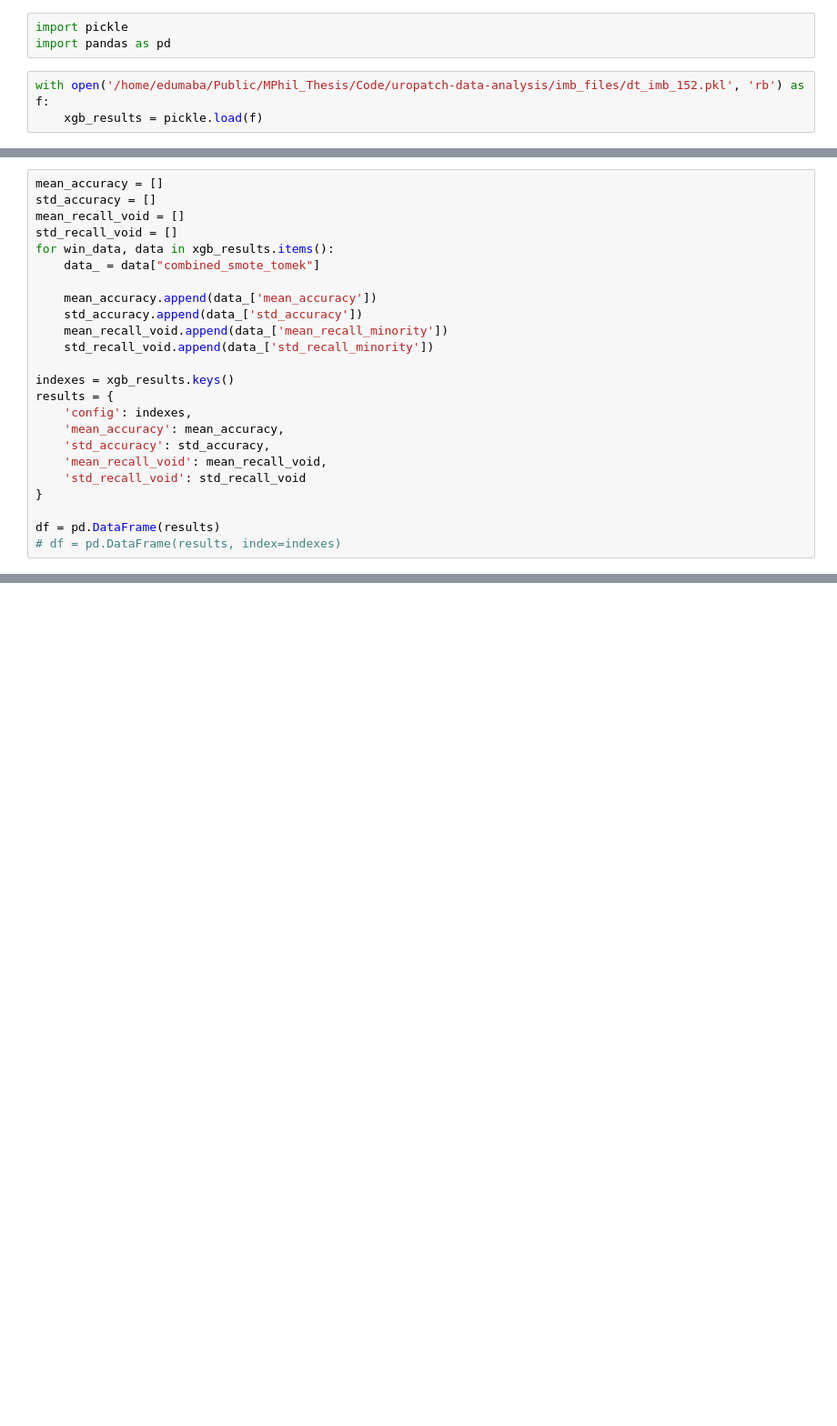
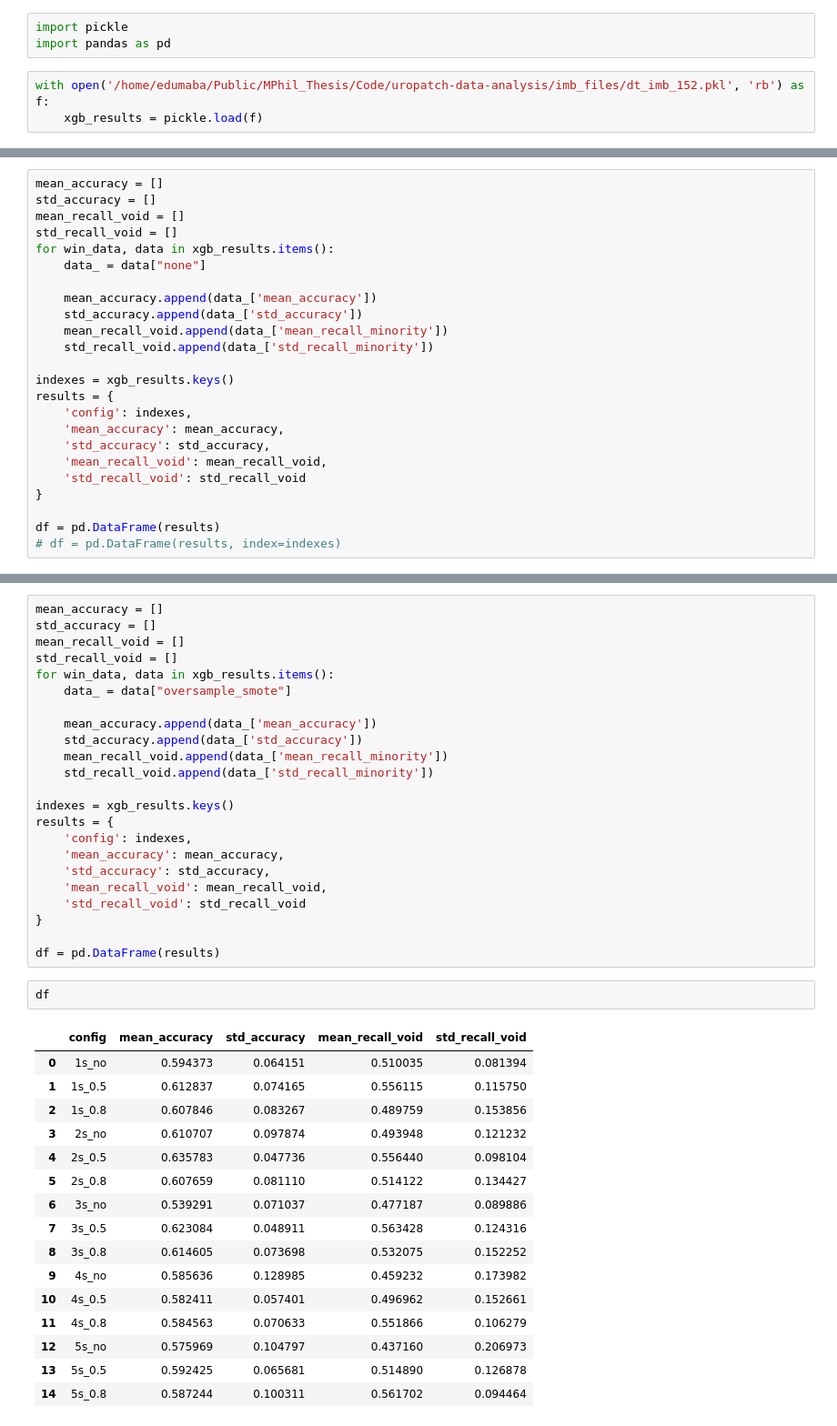
Before and after one commit to edumabagraham/uropatch-data-analysis, a Jupyter notebook: DecisionTree/win_os_analysis.ipynb, the cells around one changed output, grey strips where cells are left out. Shown at 91% size. Cells and saved outputs as stored; diff of their text form; blank space fills up the shorter version.

```diff
--- a/DecisionTree/win_os_analysis.ipynb
+++ b/DecisionTree/win_os_analysis.ipynb
@@ -10,7 +12,7 @@ std_accuracy = []
 mean_recall_void = []
 std_recall_void = []
 for win_data, data in xgb_results.items():
-    data_ = data["combined_smote_tomek"]
+    data_ = data["none"]
 
     mean_accuracy.append(data_['mean_accuracy'])
     std_accuracy.append(data_['std_accuracy'])
@@ -146,0 +202,42 @@ xgb_results['1s_no']
+# %%
+mean_accuracy = []
+std_accuracy = []
+mean_recall_void = []
+std_recall_void = []
+for win_data, data in xgb_results.items():
+    data_ = data["oversample_smote"]
+
+    mean_accuracy.append(data_['mean_accuracy'])
+    std_accuracy.append(data_['std_accuracy'])
+    mean_recall_void.append(data_['mean_recall_minority'])
+    std_recall_void.append(data_['std_recall_minority'])
+
+indexes = xgb_results.keys()
+results = {
+    'config': indexes,
+    'mean_accuracy': mean_accuracy,
+    'std_accuracy': std_accuracy,
+    'mean_recall_void': mean_recall_void,
+    'std_recall_void': std_recall_void
+}
+
+df = pd.DataFrame(results)
+# %%
+df
+# %% [output]
+|  | config | mean_accuracy | std_accuracy | mean_recall_void | std_recall_void |
+| 0 | 1s_no | 0.594373 | 0.064151 | 0.510035 | 0.081394 |
+| 1 | 1s_0.5 | 0.612837 | 0.074165 | 0.556115 | 0.115750 |
+| 2 | 1s_0.8 | 0.607846 | 0.083267 | 0.489759 | 0.153856 |
+| 3 | 2s_no | 0.610707 | 0.097874 | 0.493948 | 0.121232 |
+| 4 | 2s_0.5 | 0.635783 | 0.047736 | 0.556440 | 0.098104 |
+| 5 | 2s_0.8 | 0.607659 | 0.081110 | 0.514122 | 0.134427 |
+| 6 | 3s_no | 0.539291 | 0.071037 | 0.477187 | 0.089886 |
+| 7 | 3s_0.5 | 0.623084 | 0.048911 | 0.563428 | 0.124316 |
+| 8 | 3s_0.8 | 0.614605 | 0.073698 | 0.532075 | 0.152252 |
+| 9 | 4s_no | 0.585636 | 0.128985 | 0.459232 | 0.173982 |
+| 10 | 4s_0.5 | 0.582411 | 0.057401 | 0.496962 | 0.152661 |
+| 11 | 4s_0.8 | 0.584563 | 0.070633 | 0.551866 | 0.106279 |
+| 12 | 5s_no | 0.575969 | 0.104797 | 0.437160 | 0.206973 |
+| 13 | 5s_0.5 | 0.592425 | 0.065681 | 0.514890 | 0.126878 |
+| 14 | 5s_0.8 | 0.587244 | 0.100311 | 0.561702 | 0.094464 |
```
Also changed, not shown: parts of 18 cells of this notebook, 4 other files.
